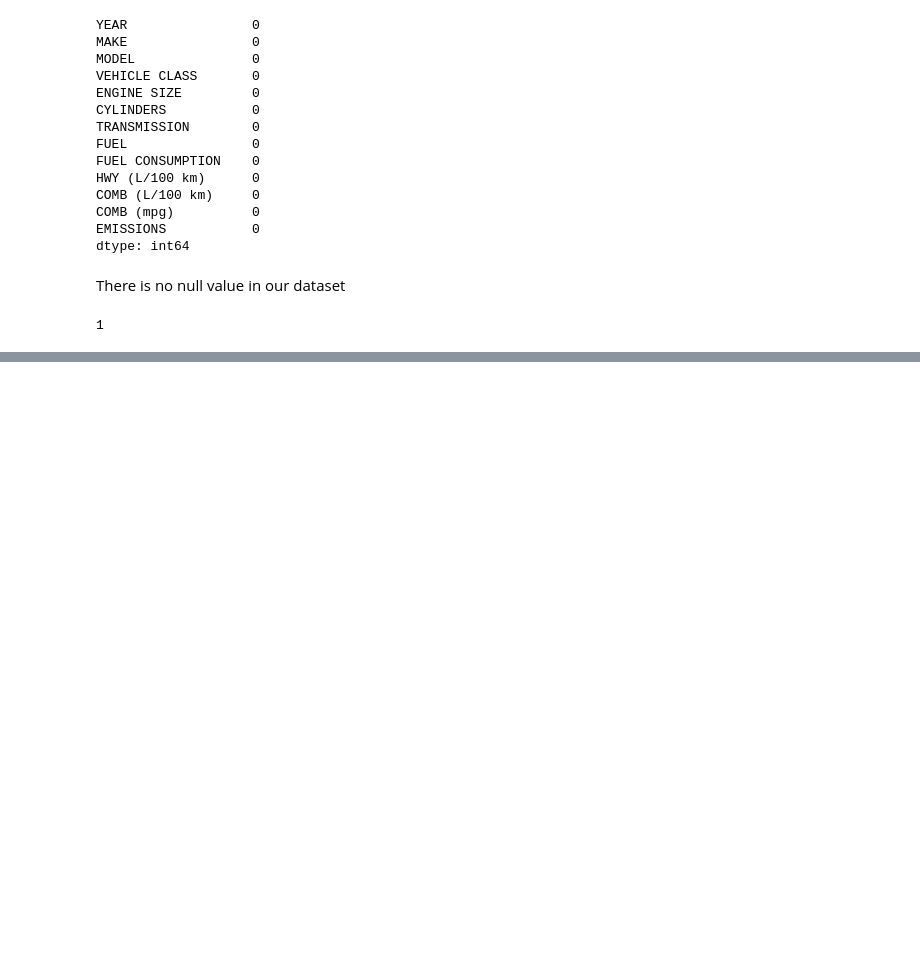
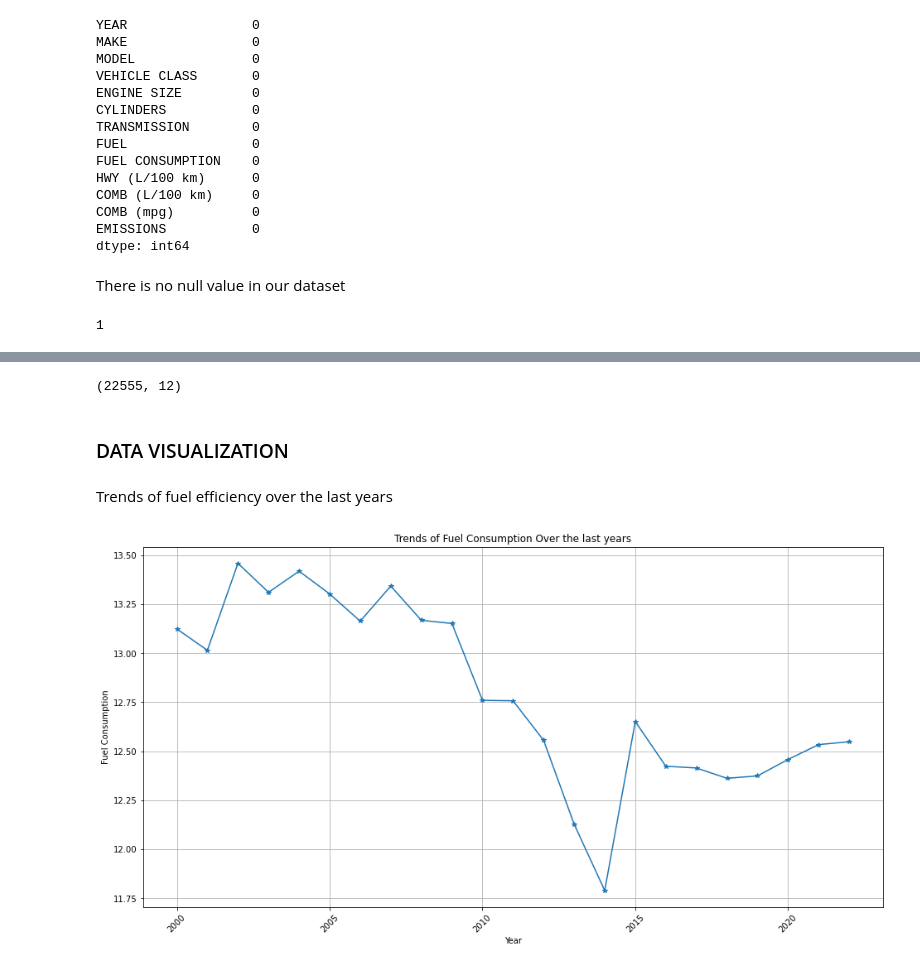
Before and after one commit to WambuiMunene/Phase2-Project_Group-4, a Jupyter notebook: Notebooks/Farah.ipynb, the cells around one changed output, grey strips where cells are left out. Saved outputs shown, nothing was run; the diff lists cells and outputs as text; code cells hidden in the pictures; blank space fills up the shorter version.

Commit message:
DATA VISUALIZATION

```diff
--- a/Notebooks/Farah.ipynb
+++ b/Notebooks/Farah.ipynb
@@ -228,0 +248,6 @@ Name: VEHICLE CLASS, dtype: int64
+# %%
+#Replacing (:) to (-)  in Vehicle Class column for uniformity
+df['Vehicle Class'] = df['Vehicle Class'].str.replace(r':', '-' , regex=True)
+# %%
+#Replacing (Line_Space) to (non)  in Vehicle Class column for uniformity
+df['Vehicle Class'] = df['Vehicle Class'].str.replace(r' ', '' , regex=True)
@@ -237,0 +290,3 @@ Name: FUEL, dtype: int64
+# %%
+# dropping columns that are NOT necesssary in our analysis
+df = df.drop(columns= ['Model'])
@@ -237,0 +309,19 @@ Name: FUEL, dtype: int64
+# %%
+#Cheking outliers and removing them using IQR method
+#Numerical columns only
+numerical_columns = df.select_dtypes(include=[np.number]).columns
+
+#Function to detect and remove outlier in our dataset
+def remove_outliers(df, columns):
+    for column in columns:
+        Q1 = df[column].quantile(0.25)
+        Q3 = df[column].quantile(0.75)
+        IQR = Q3 - Q1
+        lower_bound = Q1 - 1.5 * IQR
+        upper_bound = Q3 + 1.5 * IQR
+
+        #Remain with rows within the bounds
+        df = df[(df[column] >= lower_bound) & (df[column] <= upper_bound)]
+        return df
+#Removing outliers
+df = remove_outliers(df , numerical_columns)
@@ -237,0 +342,20 @@ Name: FUEL, dtype: int64
+# %%
+df.shape
+# %% [output]
+(22555, 12)
+# %% [markdown]
+### DATA VISUALIZATION
+# %% [markdown]
+Trends of fuel efficiency over the last years
+# %%
+Trend = df.groupby('Year')['Fuel Consumption'].mean()
+plt.figure(figsize=(16, 8))
+plt.plot(Trend.index , Trend.values , marker = '*' )
+plt.title('Trends of Fuel Consumption Over the last years')
+plt.xlabel('Year')
+plt.ylabel('Fuel Consumption')
+plt.grid(True)
+plt.xticks(rotation=45)
+plt.show()
+# %% [output]
+[figure, added]
```
Also changed, not shown: parts of 22 cells of this notebook.
